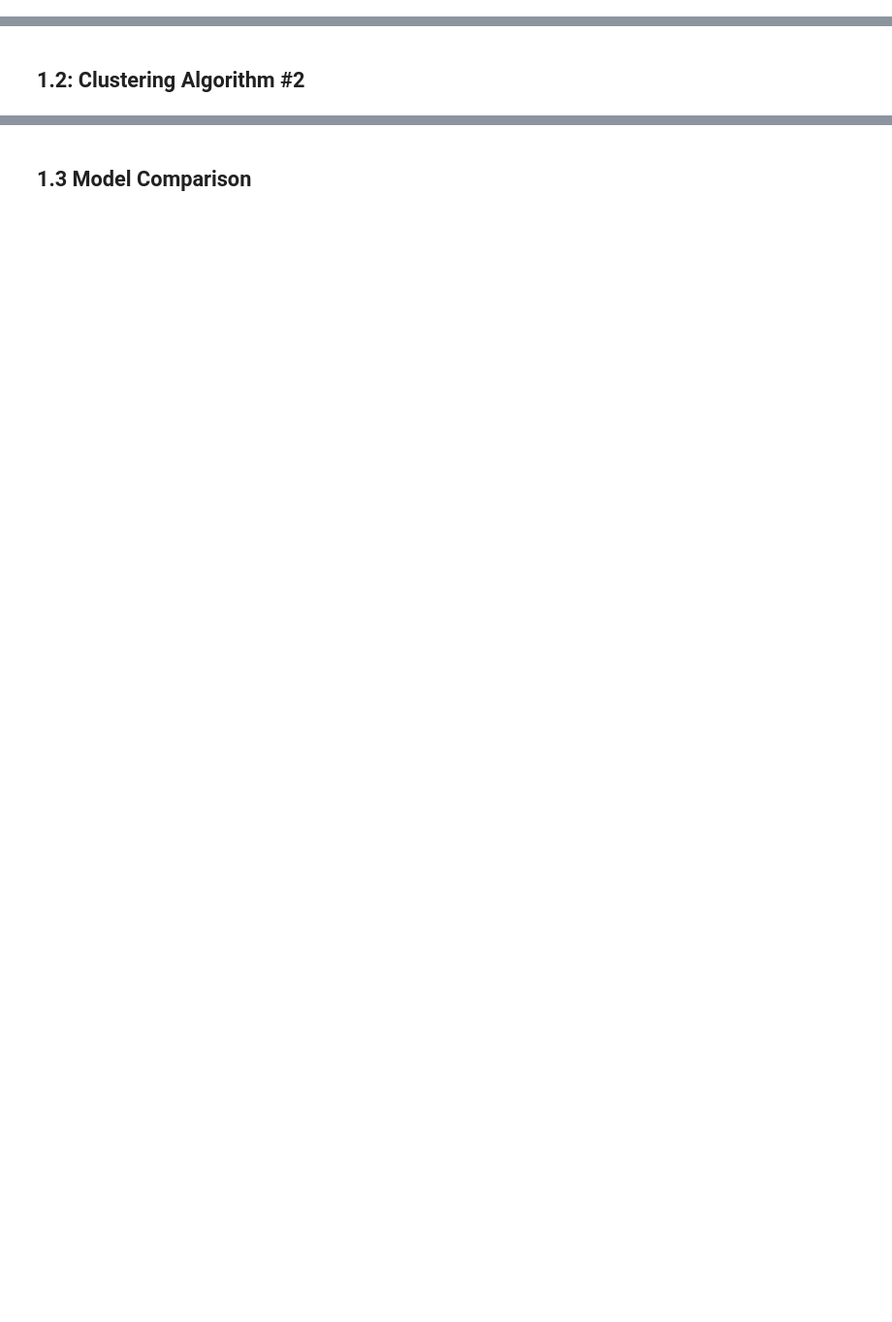
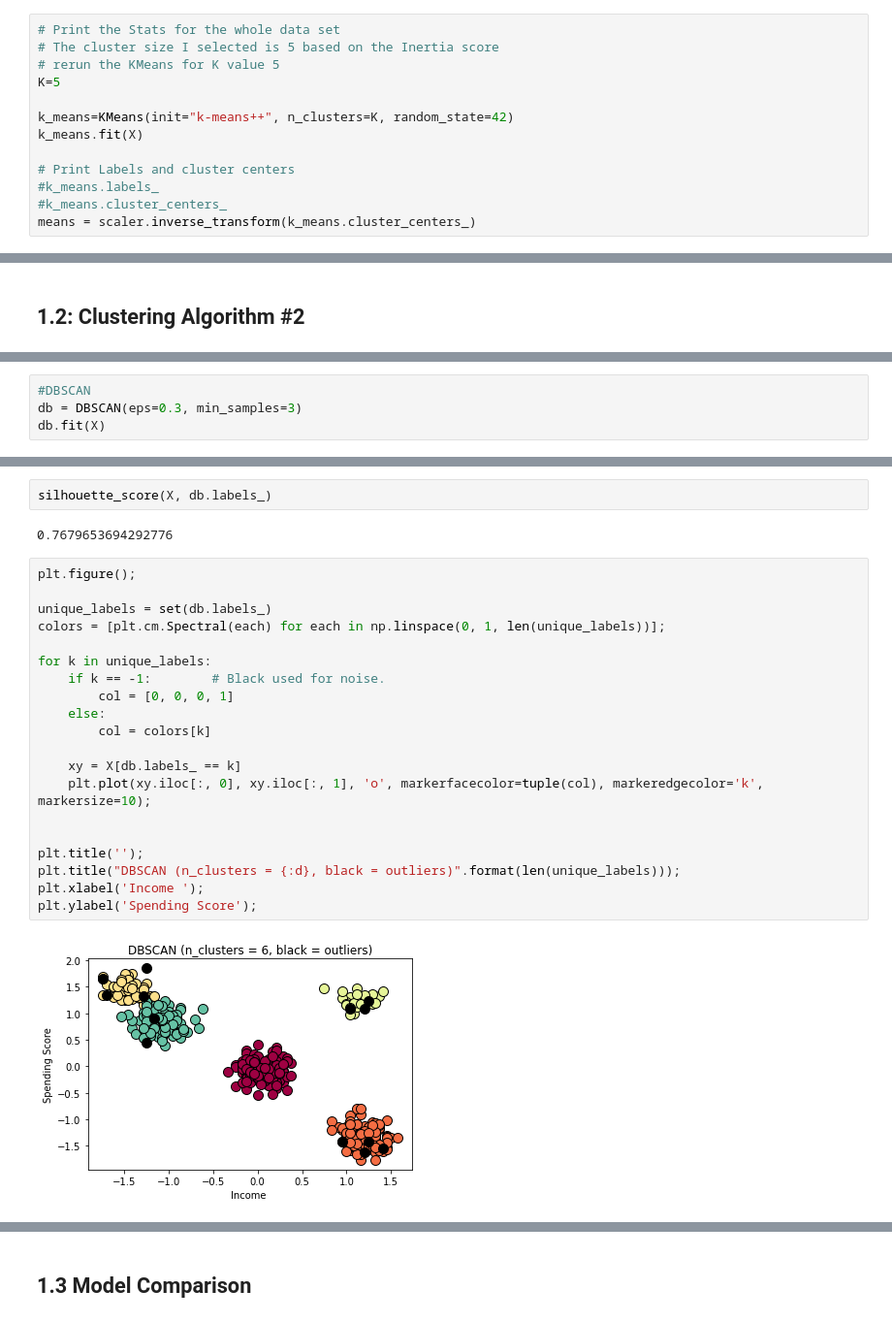
Before and after one commit to Alicexxue/Complete-Python-3-Bootcamp, a Jupyter notebook: MMA_MMAB_MMAI_2023_869_Individual_Assignment.ipynb, the cells around one changed output, grey strips where cells are left out. Shown at 97% size. Saved outputs shown, nothing was run; the diff lists cells and outputs as text; blank space fills up the shorter version.

```diff
--- a/MMA_MMAB_MMAI_2023_869_Individual_Assignment.ipynb
+++ b/MMA_MMAB_MMAI_2023_869_Individual_Assignment.ipynb
@@ -131,0 +368,13 @@ memory usage: 15.9 KB
+# %%
+# Print the Stats for the whole data set
+# The cluster size I selected is 5 based on the Inertia score
+# rerun the KMeans for K value 5
+K=5
+
+k_means=KMeans(init="k-means++", n_clusters=K, random_state=42)
+k_means.fit(X)
+
+# Print Labels and cluster centers
+#k_means.labels_
+#k_means.cluster_centers_
+means = scaler.inverse_transform(k_means.cluster_centers_)
@@ -135,0 +385,4 @@ memory usage: 15.9 KB
+# %%
+#DBSCAN
+db = DBSCAN(eps=0.3, min_samples=3)
+db.fit(X)
@@ -135,0 +411,26 @@ memory usage: 15.9 KB
+# %%
+silhouette_score(X, db.labels_)
+# %% [output]
+0.7679653694292776
+# %%
+plt.figure();
+
+unique_labels = set(db.labels_)
+colors = [plt.cm.Spectral(each) for each in np.linspace(0, 1, len(unique_labels))];
+
+for k in unique_labels:
+    if k == -1:        # Black used for noise.
+        col = [0, 0, 0, 1]
+    else:
+        col = colors[k]
+
+    xy = X[db.labels_ == k]
+    plt.plot(xy.iloc[:, 0], xy.iloc[:, 1], 'o', markerfacecolor=tuple(col), markeredgecolor='k', markersize=10);
+
+
+plt.title('');
+plt.title("DBSCAN (n_clusters = {:d}, black = outliers)".format(len(unique_labels)));
+plt.xlabel('Income ');
+plt.ylabel('Spending Score');
+# %% [output]
+[figure, added]
```
Also changed, not shown: parts of 55 cells of this notebook.
